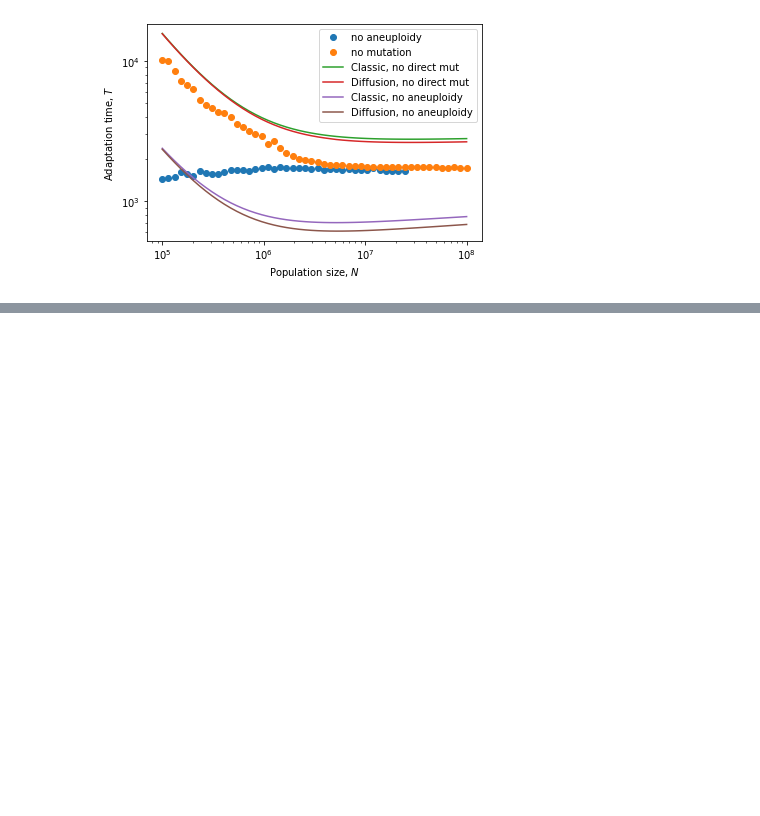
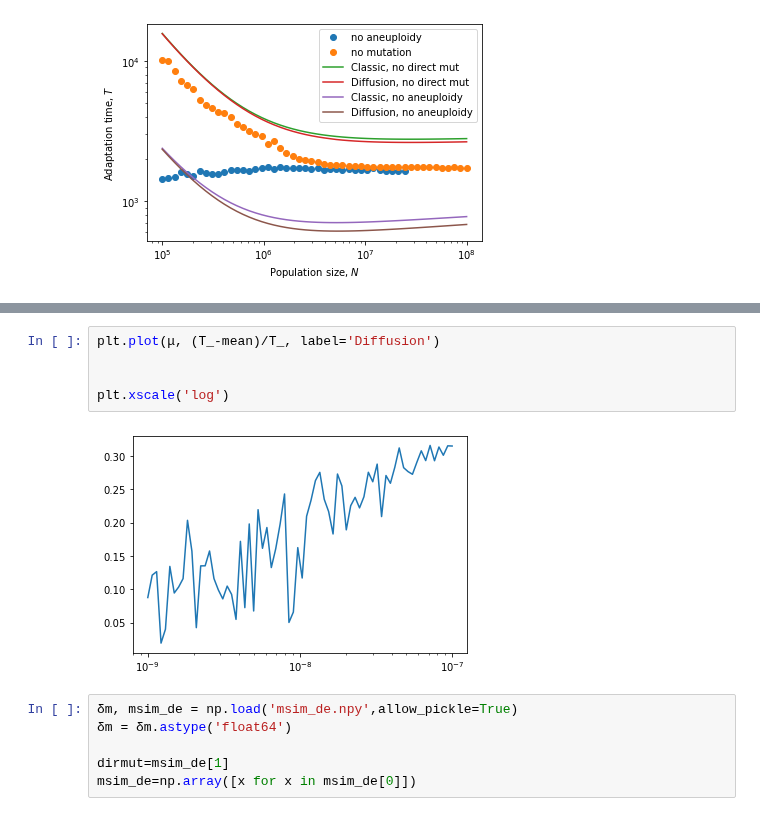
Before and after one commit to yoavram-lab/Heatrisomy, a Jupyter notebook: notebooks_mp/full_model.ipynb, the cells around one changed output, grey strips where cells are left out. Saved outputs shown, nothing was run; the diff lists cells and outputs as text; blank space fills up the shorter version.

```diff
--- a/notebooks_mp/full_model.ipynb
+++ b/notebooks_mp/full_model.ipynb
@@ -473,0 +553,13 @@ plt.legend();
+# %%
+plt.plot(μ, (T_-mean)/T_, label='Diffusion')
+
+
+plt.xscale('log')
+# %% [output]
+[figure, added]
+# %%
+δm, msim_de = np.load('msim_de.npy',allow_pickle=True)
+δm = δm.astype('float64')
+
+dirmut=msim_de[1]
+msim_de=np.array([x for x in msim_de[0]])
```
Also changed, not shown: parts of 15 cells of this notebook, 6 other files.
